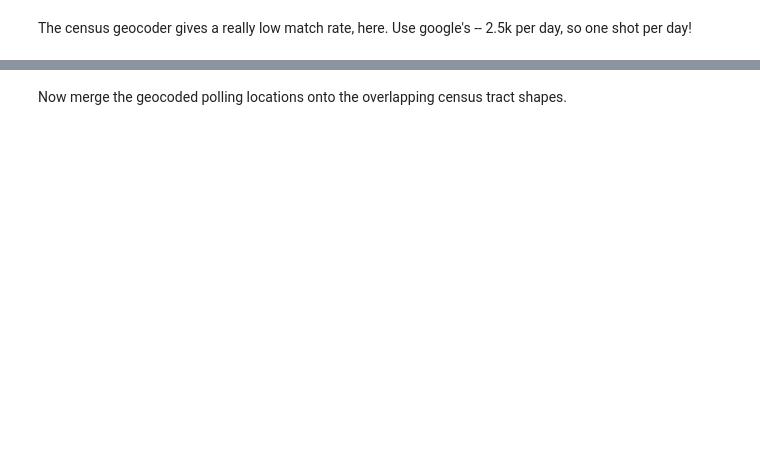
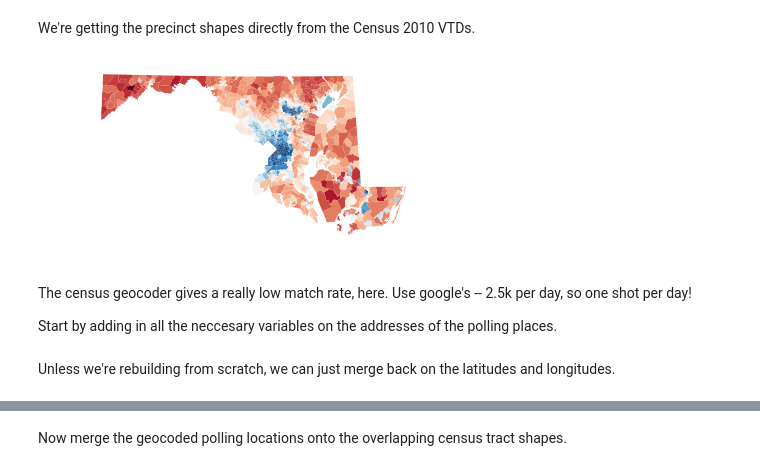
Before and after one commit to JamesSaxon/dist_analysis, a Jupyter notebook: voting/md_mapping.ipynb, the cells around one changed output, grey strips where cells are left out. Saved outputs shown, nothing was run; the diff lists cells and outputs as text; code cells hidden in the pictures; blank space fills up the shorter version.

Commit message:
finished geojson

```diff
--- a/voting/md_mapping.ipynb
+++ b/voting/md_mapping.ipynb
@@ -24,5 +27,7 @@ md_co_census = pd.read_sql("""SELECT DISTINCT
                                                   host = "saxon.harris.uchicago.edu", port = 5432))
 
 md_co_map = pd.merge(md_co_map, md_co_census, on = "county", how = "outer")[["cid", "md_id"]] # , "county"]]
+# %% [markdown]
+We're getting the precinct shapes directly from the Census 2010 VTDs.
 # %%
 query = """SELECT
@@ -91,5 +49,37 @@ gdf = gpd.read_file("md_2008.shp")
+# %%
+votes08 = pd.read_csv("/media/jsaxon/brobdingnag/data/el_dv/precincts/MD_2008.tab", sep = "\t")
+votes08 = votes08[["county", "ed", "precinct", "g2008_USP_dv", "g2008_USP_rv"]].astype(int)
+votes08.rename(inplace = True, columns = {"g2008_USP_dv" : "D08", "g2008_USP_rv" : "R08",
+                                           "county" : "md_id"})
+votes08 = votes08[(votes08["D08"] > 0) | (votes08["D08"] > 0)]
+
+## Replace the stupid Maryland county IDs with a real FIPS ones.
+votes08 = pd.merge(votes08, md_co_map, on = "md_id")[["cid", "ed", "precinct", "D08", "R08"]]
+votes08.sort_values(by = ["cid", "ed", "precinct"], inplace = True)
+
+votes08.loc[((votes08.cid == 23) | (votes08.cid == 43)) & (votes08.precinct == 0), "precinct"] = 1
+
+votes08 = pd.merge(votes08, pcts, on = ["cid", "ed", "precinct"], how = "left")
+
+## A few places with new precincts: assign them to the original spot.
+votes08.loc[(votes08.cid == 13) & votes08.geoid.isnull(), "precinct"] = 1
+votes08 = votes08[["cid", "ed", "precinct", "D08", "R08"]]
+
+votes08 = pr_tr.merge(votes08, on = ["cid", "ed", "precinct"], how = "right")
+
+votes08["DFrac"] = votes08.D08 / (votes08.D08 + votes08.R08)
+votes08.plot(column = "DFrac", cmap = "RdBu").set_axis_off()
+
+votes08.to_file("/media/jsaxon/brobdingnag/data/el_dv/precincts/md_2008.shp")
+
+output_geojson(votes08.set_geometry(votes08.geometry.simplify(10)),
+               var = "DFrac", fname = "mapped/md_2008.geojson")
+# %% [output]
+[figure, added]
 # %% [markdown]
 The census geocoder gives a really low match rate, here.  Use google's -- 2.5k per day, so one shot per day!
+
+Start by adding in all the neccesary variables on the addresses of the polling places.
 # %%
 md_precincts_2016 = pd.read_excel("/media/jsaxon/brobdingnag/data/el_dv/md_site/md_precinct_reference_2016.xls",
                                   skiprows = [1], usecols = ["COUNTY", "ELECTION_DISTRICT", "PRECINCT", "ADDRESS1", "CITY", "ST", "ZIP"])
@@ -110,4 +100,6 @@ md_precincts_2016 = md_precincts_2016.drop_duplicates()
 
 md_precincts_2016[["address", "city", "st", "zip"]].to_csv("/media/jsaxon/brobdingnag/data/el_dv/md_site/md_precinct_addr_2016.csv",
                                                            index = False, header = False)
+# %% [markdown]
+Unless we're rebuilding from scratch, we can just merge back on the latitudes and longitudes.
 # %%
```
Also changed, not shown: parts of 28 cells of this notebook, 12 other files.
